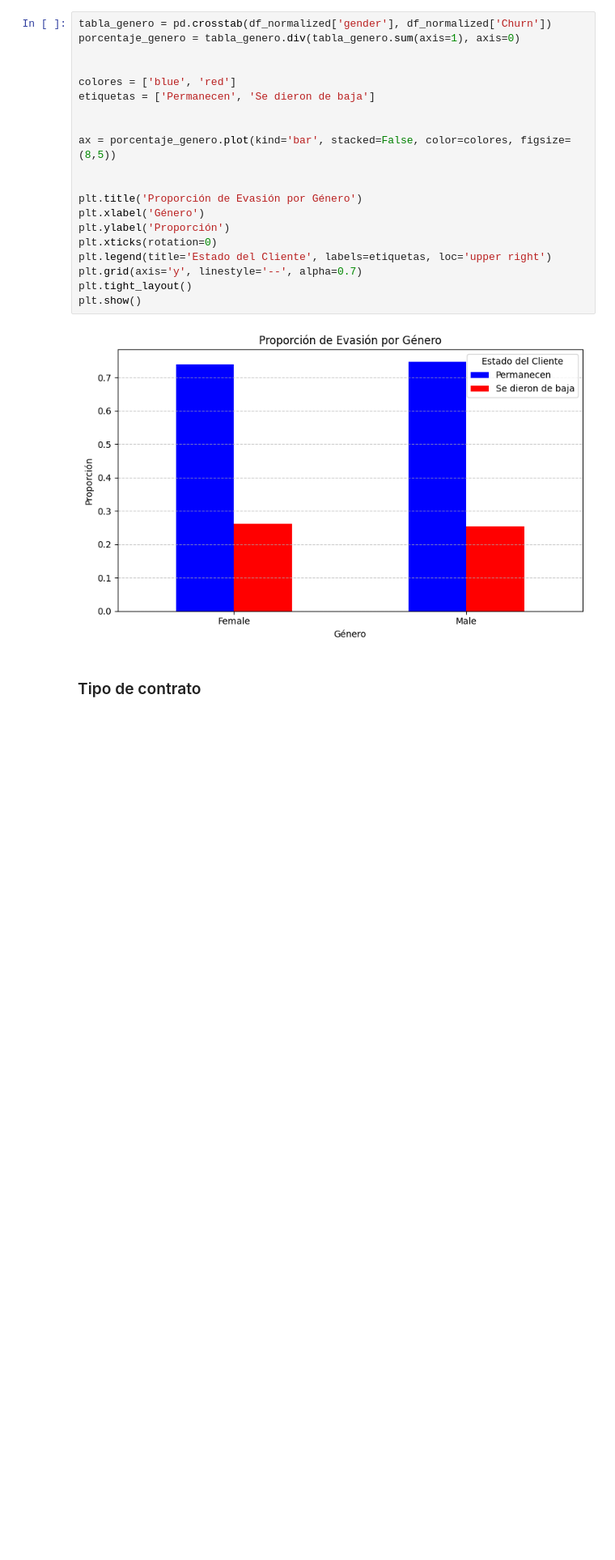
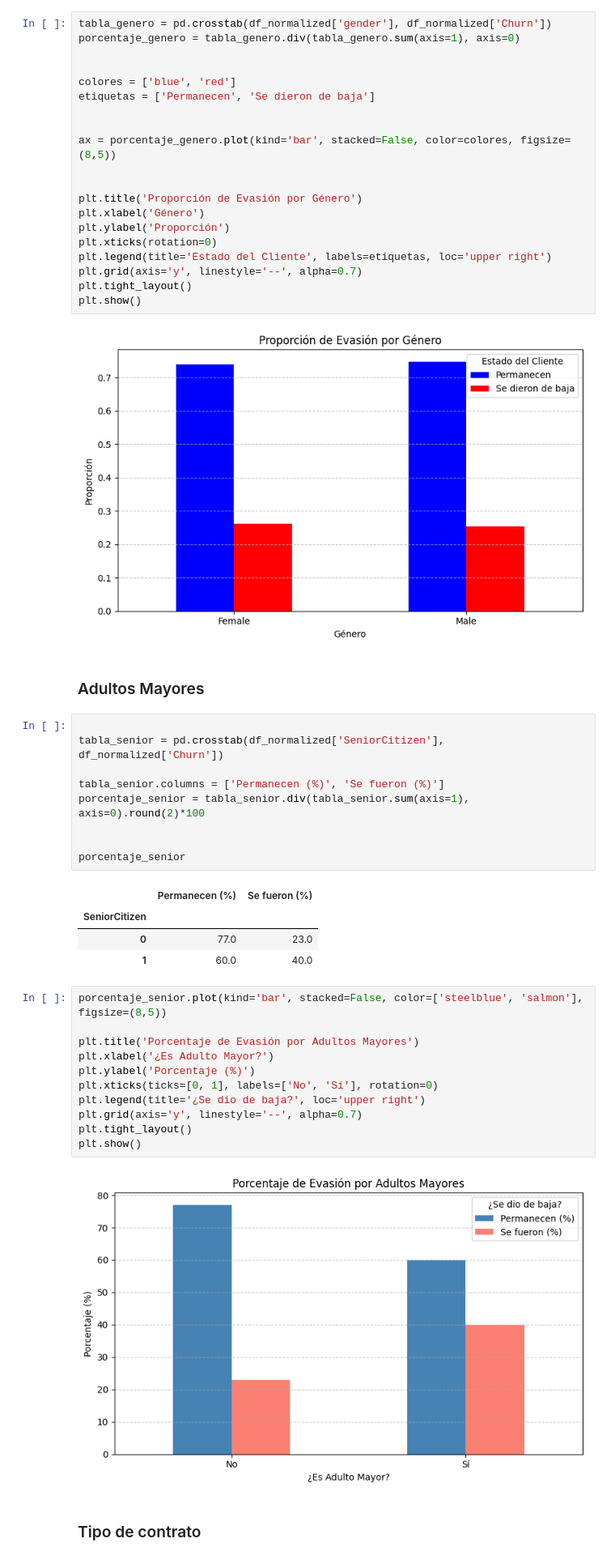
Before and after one commit to TWOD22/DesafioTelecomX, a Jupyter notebook: DesafioTelecomX.ipynb, the cells around one changed output. Shown at 81% size. Cells and saved outputs as stored; diff of their text form; blank space fills up the shorter version.

Commit message:
Evasión por Adultos Mayores

```diff
--- a/DesafioTelecomX.ipynb
+++ b/DesafioTelecomX.ipynb
@@ -352,6 +352,35 @@ plt.tight_layout()
 plt.show()
 # %% [output]
 [figure]
+# %% [markdown]
+### Adultos Mayores
+# %%
+
+tabla_senior = pd.crosstab(df_normalized['SeniorCitizen'], df_normalized['Churn'])
+
+tabla_senior.columns = ['Permanecen (%)', 'Se fueron (%)']
+porcentaje_senior = tabla_senior.div(tabla_senior.sum(axis=1), axis=0).round(2)*100
+
+
+porcentaje_senior
+# %% [output]
+|  | Permanecen (%) | Se fueron (%) |
+| SeniorCitizen |  |  |
+| 0 | 77.0 | 23.0 |
+| 1 | 60.0 | 40.0 |
+# %%
+porcentaje_senior.plot(kind='bar', stacked=False, color=['steelblue', 'salmon'], figsize=(8,5))
+
+plt.title('Porcentaje de Evasión por Adultos Mayores')
+plt.xlabel('¿Es Adulto Mayor?')
+plt.ylabel('Porcentaje (%)')
+plt.xticks(ticks=[0, 1], labels=['No', 'Sí'], rotation=0)
+plt.legend(title='¿Se dio de baja?', loc='upper right')
+plt.grid(axis='y', linestyle='--', alpha=0.7)
+plt.tight_layout()
+plt.show()
+# %% [output]
+[figure, added]
 # %% [markdown]
 ### Tipo de contrato
 # %% [markdown]
```
